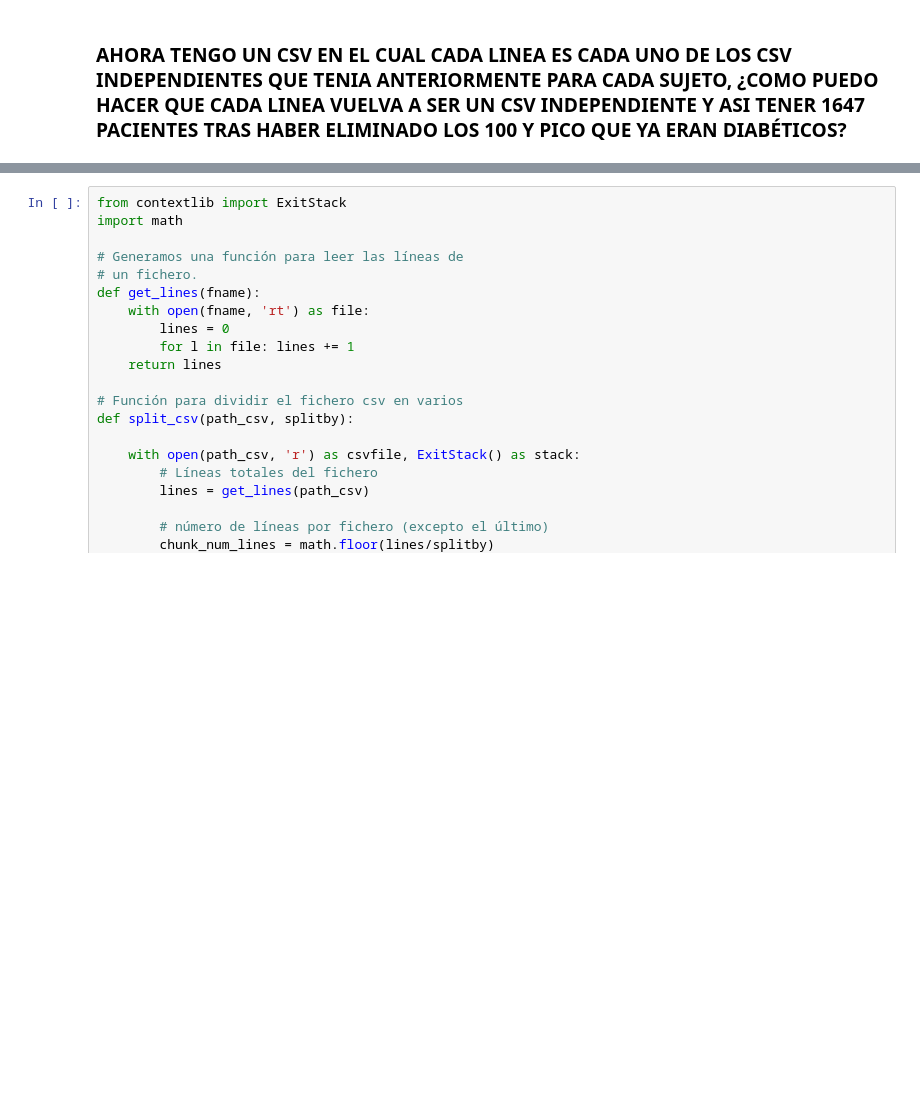
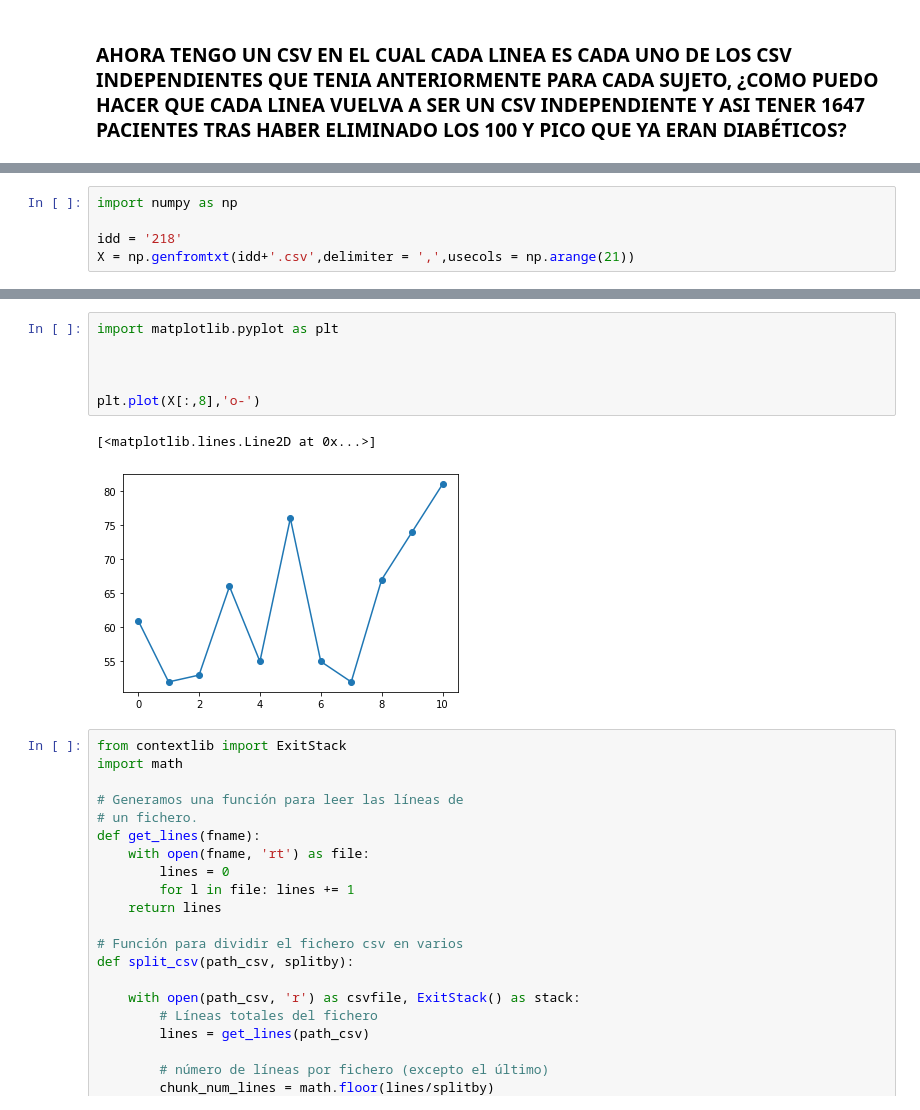
Before and after one commit to Carlosbgdlv/TFG, a Jupyter notebook: ddbb/Diabetes.ipynb, the cells around one changed output, grey strips where cells are left out. Saved outputs shown, nothing was run; the diff lists cells and outputs as text; blank space fills up the shorter version.

```diff
--- a/ddbb/Diabetes.ipynb
+++ b/ddbb/Diabetes.ipynb
@@ -87,0 +115,5 @@ df.to_csv('pacientes_procesados.csv', index=False)
+# %%
+import numpy as np
+
+idd = '218'
+X = np.genfromtxt(idd+'.csv',delimiter = ',',usecols = np.arange(21))
@@ -88,3 +140,12 @@ df.to_csv('pacientes_procesados.csv', index=False)
+# %%
+import matplotlib.pyplot as plt
+
+
+
+plt.plot(X[:,8],'o-')
+# %% [output]
+[<matplotlib.lines.Line2D at 0x...>]
+[figure, added]
 # %%
 from contextlib import ExitStack
 import math
```
Also changed, not shown: parts of 10 cells of this notebook, 4 other files.
